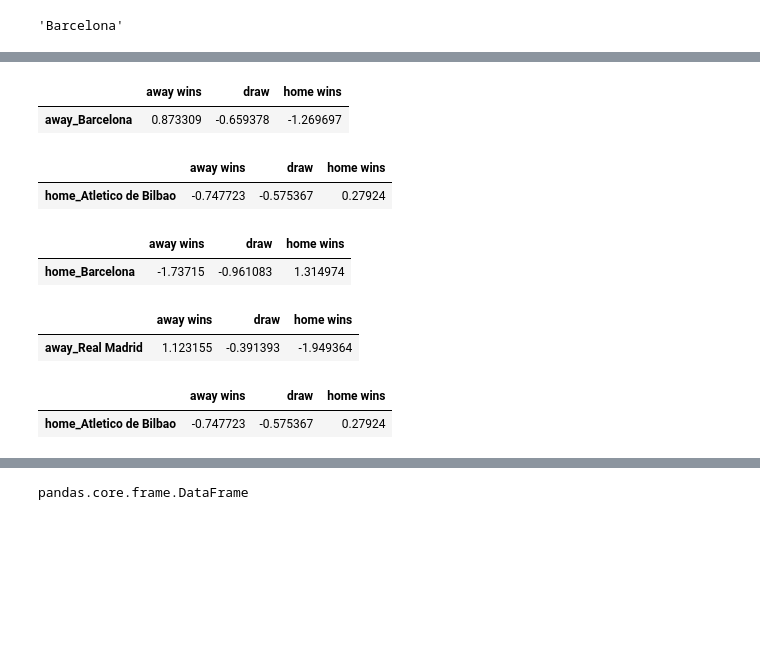
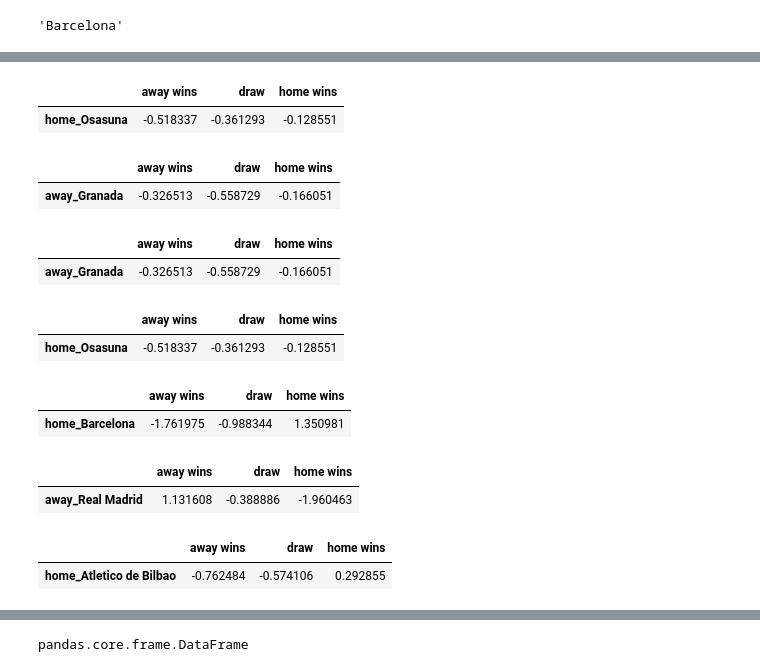
Before and after one commit to tonirodriguez/octopy, a Jupyter notebook: octopy/Liga.ipynb, the cells around one changed output, grey strips where cells are left out. Saved outputs shown, nothing was run; the diff lists cells and outputs as text; code cells hidden in the pictures; blank space fills up the shorter version.

```diff
--- a/octopy/Liga.ipynb
+++ b/octopy/Liga.ipynb
@@ -75,11 +75,11 @@ partidos = partidos.sort_values(by='fecha')
 part_test = partidos[partidos['division'] == 1]
 
 # Test Set
-part_test = part_test[part_test['fecha'] >= date(2021, 10, 6)]
+part_test = part_test[part_test['fecha'] >= date(2021, 10, 21)]
 
 # Train Set
 partidos = partidos[partidos['fecha'] > date(2019, 8, 1)]
-partidos = partidos[partidos['fecha'] < date(2021, 10, 6)]
+partidos = partidos[partidos['fecha'] < date(2021, 10, 21)]
 # %%
 train = partidos.filter(['equipo_local', 'equipo_visitante', 'goles_local', 'goles_visitante'])
 test = part_test.filter(['equipo_local', 'equipo_visitante', 'goles_local', 'goles_visitante'])
@@ -186,28 +167,38 @@ coefs.head(15)
 # %%
-coefs.loc['away_Barcelona']
+coefs.loc['home_Osasuna']
 # %% [output]
 |  | away wins | draw | home wins |
-| away_Barcelona | 0.873309 | -0.659378 | -1.269697 |
+| home_Osasuna | -0.518337 | -0.361293 | -0.128551 |
 # %%
-coefs.loc['home_Atletico de Bilbao']
+coefs.loc['away_Granada']
 # %% [output]
 |  | away wins | draw | home wins |
-| home_Atletico de Bilbao | -0.747723 | -0.575367 | 0.27924 |
+| away_Granada | -0.326513 | -0.558729 | -0.166051 |
+# %%
+coefs.loc['away_Granada']
+# %% [output]
+|  | away wins | draw | home wins |
+| away_Granada | -0.326513 | -0.558729 | -0.166051 |
+# %%
+coefs.loc['home_Osasuna']
+# %% [output]
+|  | away wins | draw | home wins |
+| home_Osasuna | -0.518337 | -0.361293 | -0.128551 |
 # %%
 coefs.loc['home_Barcelona']
 # %% [output]
 |  | away wins | draw | home wins |
-| home_Barcelona | -1.73715 | -0.961083 | 1.314974 |
+| home_Barcelona | -1.761975 | -0.988344 | 1.350981 |
 # %%
 coefs.loc['away_Real Madrid']
 # %% [output]
 |  | away wins | draw | home wins |
-| away_Real Madrid | 1.123155 | -0.391393 | -1.949364 |
+| away_Real Madrid | 1.131608 | -0.388886 | -1.960463 |
 # %%
 coefs.loc['home_Atletico de Bilbao']
 # %% [output]
 |  | away wins | draw | home wins |
-| home_Atletico de Bilbao | -0.747723 | -0.575367 | 0.27924 |
+| home_Atletico de Bilbao | -0.762484 | -0.574106 | 0.292855 |
 # %%
 coefs.loc['away_Atletico de Bilbao']
 # %% [output]
```
Also changed, not shown: parts of 13 cells of this notebook, 6 other files.
